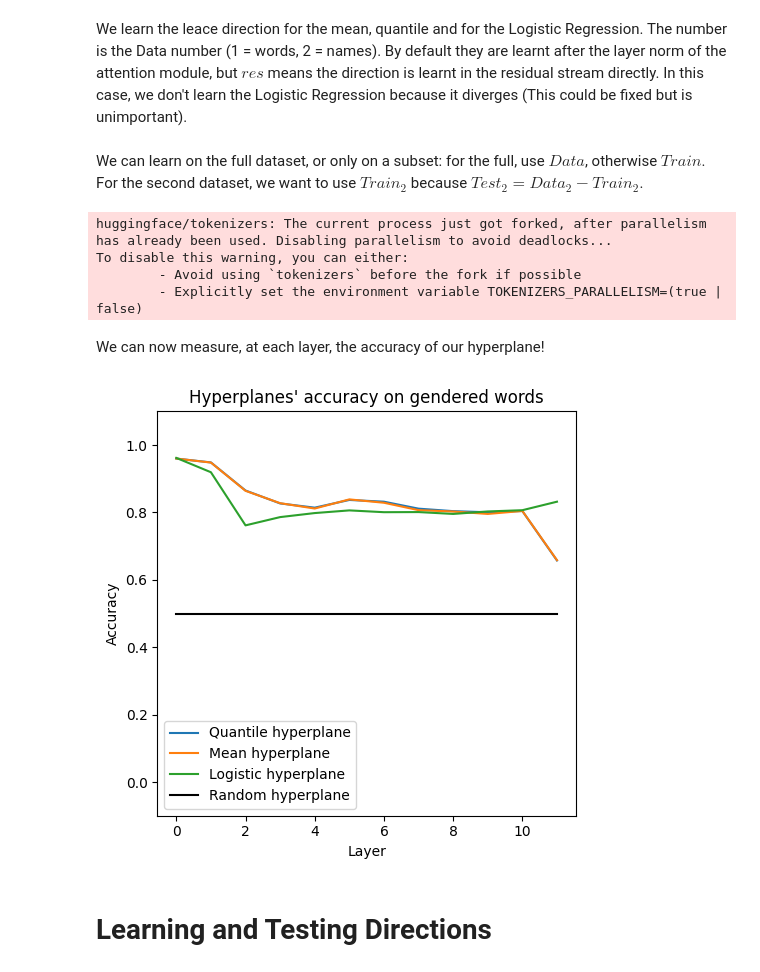
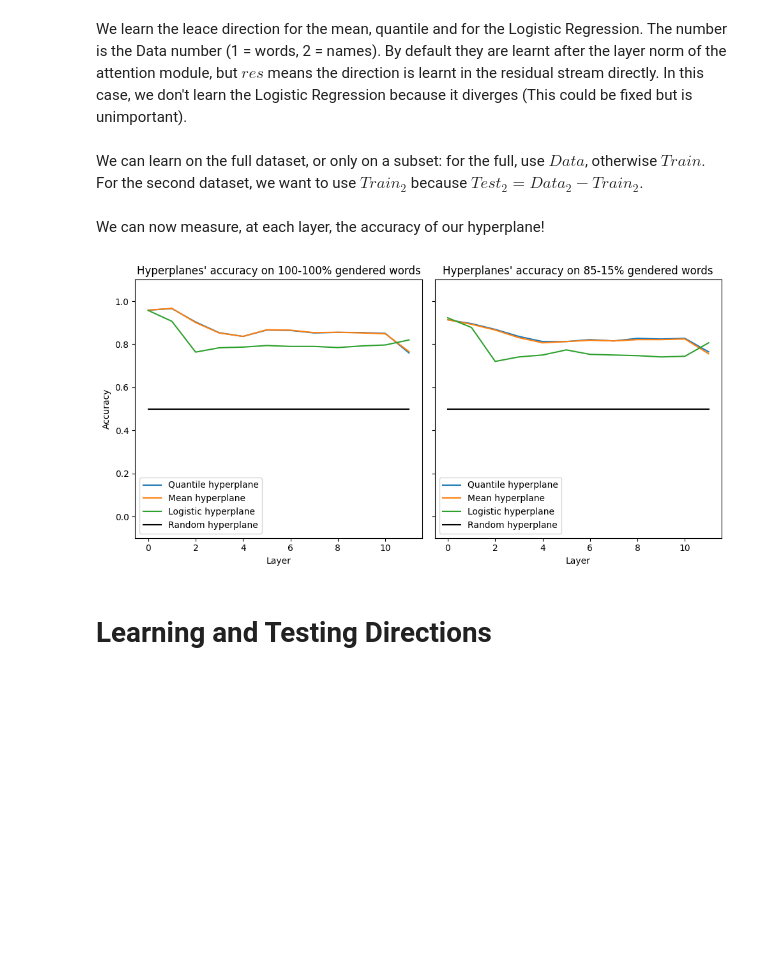
Before and after one commit to leodana2000/finding_gender_direction, a Jupyter notebook: exp_notebook.ipynb, the cells around one changed output. Cells and saved outputs as stored; diff of their text form; code cells hidden in the pictures; blank space fills up the shorter version.

```diff
--- a/exp_notebook.ipynb
+++ b/exp_notebook.ipynb
@@ -131,18 +127,15 @@ The number is the Data number (1 = words, 2 = names). By default they are learnt
 \
 We can learn on the full dataset, or only on a subset: for the full, use $Data$, otherwise $Train$. For the second dataset, we want to use $Train_2$ because $Test_2 = Data_2-Train_2$.
 # %%
-Learn = dataset.get_ex('learn', multi_dim=False)
+Learn = dataset.get_ex('learn', multi_dim=False, label='nouns')
 
 # Learn the estimators on the attention
 eraser_mean, eraser_quantile, eraser_probe = store_test_hyperplane.storing_hyperplanes(Learn, post_layer_norm = True, **dict)
 
-# Learning the estimators in the residual stream
-#eraser_mean_res, eraser_quantile_res, _ = store_test_hyperplane.storing_hyperplanes(Learn, post_layer_norm = False, **dict)
+Train = dataset.get_ex('train', multi_dim=False, label='nouns')
+
+# Learn the estimators on the attention
+eraser_mean_train, eraser_quantile_train, eraser_probe_train = store_test_hyperplane.storing_hyperplanes(Train, post_layer_norm = True, **dict)
-# %% [output]
-huggingface/tokenizers: The current process just got forked, after parallelism has already been used. Disabling parallelism to avoid deadlocks...
-To disable this warning, you can either:
-        - Avoid using `tokenizers` before the fork if possible
-        - Explicitly set the environment variable TOKENIZERS_PARALLELISM=(true | false)
 # %% [markdown]
 We can now measure, at each layer, the accuracy of our hyperplane!
 # %%
@@ -150,26 +143,43 @@ metric_q = utils.probe_eval(eraser_quantile, **dict)
 metric_m = utils.probe_eval(eraser_mean, **dict)
 metric_p = utils.probe_eval(eraser_probe, **dict)
 
-acc_data = store_test_hyperplane.hyperplane_acc(Learn, [metric_q, metric_m, metric_p], **dict)
+acc_data_1 = store_test_hyperplane.hyperplane_acc(Learn, [metric_q, metric_m, metric_p], **dict)
+
+Test = dataset.get_ex('test', multi_dim=False, label='nouns')
+
+metric_q = utils.probe_eval(eraser_quantile_train, **dict)
+metric_m = utils.probe_eval(eraser_mean_train, **dict)
+metric_p = utils.probe_eval(eraser_probe_train, **dict)
+
+acc_data_2 = store_test_hyperplane.hyperplane_acc(Test, [metric_q, metric_m, metric_p], **dict)
 # %%
 nb_layers = len(model.transformer.h)
 
-fig, axes = plt.subplots(1, 1, figsize=(5, 5), sharex = True, sharey = True)
+fig, axes = plt.subplots(1, 2, figsize=(10, 5), sharex = True, sharey = True)
 
-axes.plot(acc_data[0], label = 'Quantile hyperplane')
-axes.plot(acc_data[1], label = 'Mean hyperplane')
-axes.plot(acc_data[2], label = 'Logistic hyperplane')
-axes.plot([0, nb_layers-1],[0.5, 0.5], color = 'black', label = 'Random hyperplane')
-axes.set_title("Hyperplanes' accuracy on gendered words")
-axes.set_xlabel("Layer")
-axes.set_ylabel("Accuracy")
-axes.set_ylim(-0.1, 1.1)
-axes.legend()
+axes[0].plot(acc_data_1[0], label = 'Quantile hyperplane')
+axes[0].plot(acc_data_1[1], label = 'Mean hyperplane')
+axes[0].plot(acc_data_1[2], label = 'Logistic hyperplane')
+axes[0].plot([0, nb_layers-1],[0.5, 0.5], color = 'black', label = 'Random hyperplane')
+axes[0].set_title("Hyperplanes' accuracy on 100-100% gendered words")
+axes[0].set_xlabel("Layer")
+axes[0].set_ylabel("Accuracy")
+axes[0].set_ylim(-0.1, 1.1)
+axes[0].legend()
+
+axes[1].plot(acc_data_2[0], label = 'Quantile hyperplane')
+axes[1].plot(acc_data_2[1], label = 'Mean hyperplane')
+axes[1].plot(acc_data_2[2], label = 'Logistic hyperplane')
+axes[1].plot([0, nb_layers-1],[0.5, 0.5], color = 'black', label = 'Random hyperplane')
+axes[1].set_title("Hyperplanes' accuracy on {}-{}% gendered words".format(int(100*train_test_ratio), int(100*(1-train_test_ratio))))
+axes[1].set_xlabel("Layer")
+axes[1].set_ylim(-0.1, 1.1)
+axes[1].legend()
 
 plt.tight_layout()
 plt.show()
 # %% [output]
-[figure, old version]
+[figure, new version]
 # %% [markdown]
 # Learning and Testing Directions
 # %% [markdown]
```
Also changed, not shown: parts of 4 cells of this notebook, 3 other files.
